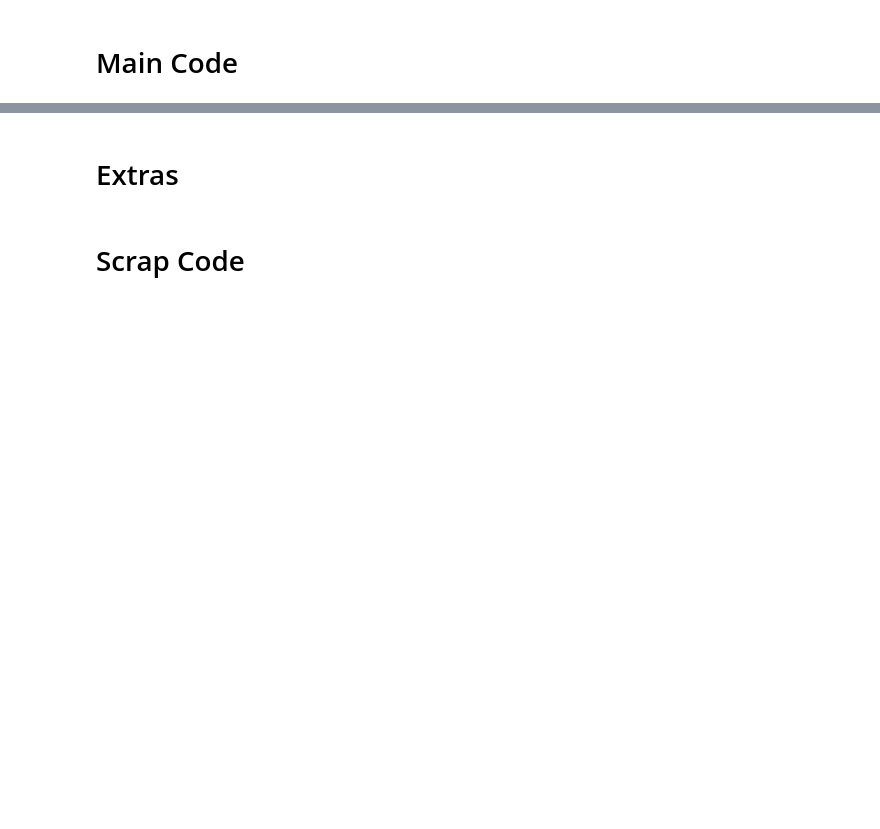
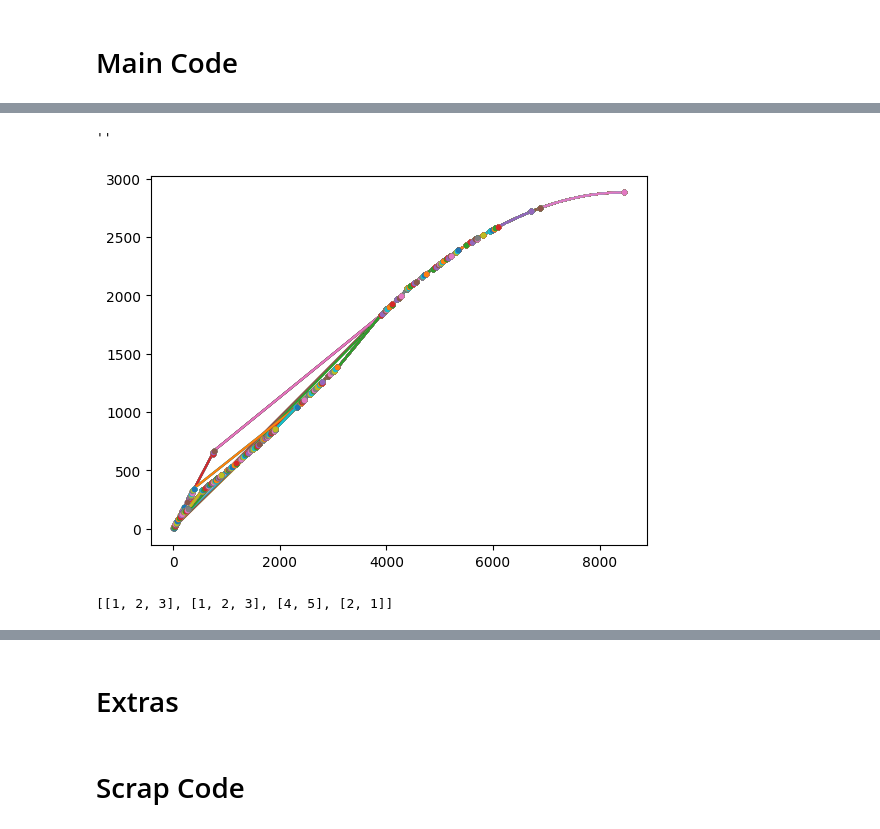
Before and after one commit to nacrocker/automated-segmentation, a Jupyter notebook: maxtree_tests_with_synthetic_data_and_noise.ipynb, the cells around one changed output, grey strips where cells are left out. Cells and saved outputs as stored; diff of their text form; code cells hidden in the pictures; blank space fills up the shorter version.

```diff
--- a/maxtree_tests_with_synthetic_data_and_noise.ipynb
+++ b/maxtree_tests_with_synthetic_data_and_noise.ipynb
@@ -1506,3 +1539,64 @@ _ = show_top_components_rank_and_gain(spdict,mxgnndslabeltopfill,mxgntopfill,nto
+# %%
+#@title lineage tree plots
+
+def path_to_branchpoint_as_P_indices(self,P_index,next=False):
+        """Get path from node to soonest branchpoint as P-indices. if next = True and start is branchpoint, continue to next"""
+        if self._image is None: return None
+        P_rav=self.P.ravel()
+        nc_rav = self.numchildcomponents.ravel()
+        def pathfrom(q):
+            first = True if next else False
+            p = None
+            ncp = 0
+            while q != p and ncp <= 1:
+                yield q
+                p = q
+                ncp = nc_rav[p] if not first else 1
+                first = False
+                q = P_rav[p]
+
+        return np.fromiter(pathfrom(P_index),int)
+
+from types import MethodType
+self.path_to_branchpoint_as_P_indices = MethodType(path_to_branchpoint_as_P_indices, self)
+
+sl = self.sorted_leaf_P_indices
+sl = sl[np.nonzero(self.canonicality.ravel()[sl])]
+
+root = self.S[0]
+P_rav = self.P.ravel()
+pp = []
+for i in sl[-100:]:
+  while i != root:
+      p = self.path_to_branchpoint_as_P_indices(i,next=True)
+      i = p[-1]
+      pp.append(p)
+
+x = self.area.ravel()
+y = np.exp(self.intensity_entropy).ravel()
+
+pargs = [arg for xy in list(zip([x[p][:] for p in pp],[y[p][:] for p in pp])) for arg in xy]
+plt.gca().set_prop_cycle(None)
+plt.plot(*pargs)
+
+#p0args = [[arg[0]] for xy in list(zip([x[p][:] for p in pp],[y[p][:] for p in pp])) for arg in xy]
+#plt.gca().set_prop_cycle(None)
+#plt.plot(*p0args,marker='.')
+
+pn1args = [[arg[-1]] for xy in list(zip([x[p][:] for p in pp],[y[p][:] for p in pp])) for arg in xy]
+plt.gca().set_prop_cycle(None)
+plt.plot(*pn1args,marker='.')
+;
+#plt.xlim(xmin=0,xmax=1000)
+#plt.ylim(ymin=0,ymax=400)
+# %% [output]
+''
+[figure, added]
+# %%
+a=[([1,2,3],[1,2,3]),([4,5],[2,1])]
+[el  for suba in a for el in suba]
+# %% [output]
+[[1, 2, 3], [1, 2, 3], [4, 5], [2, 1]]
 # %%
 # @title Gain Function Tests
 spmaxtreedict = dict(self=self,fsp=fsp,tsp=tsp)
```
Also changed, not shown: parts of 15 cells of this notebook.
